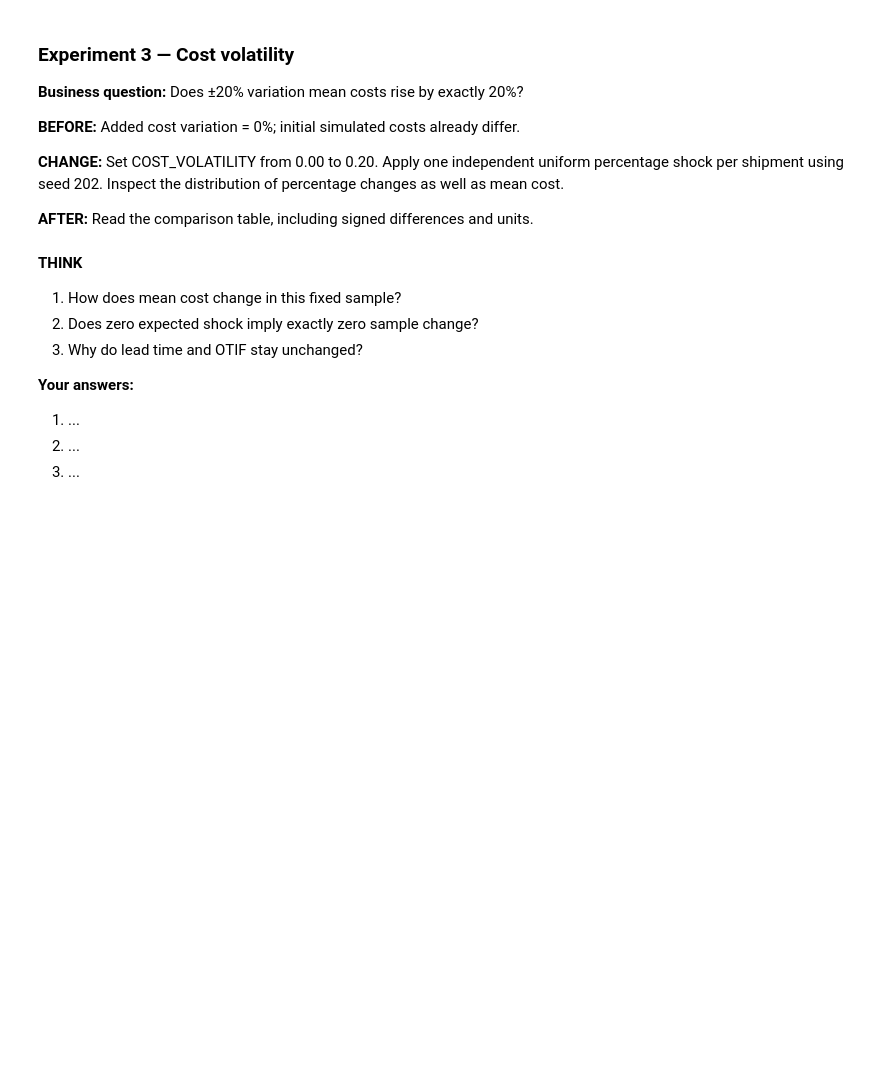
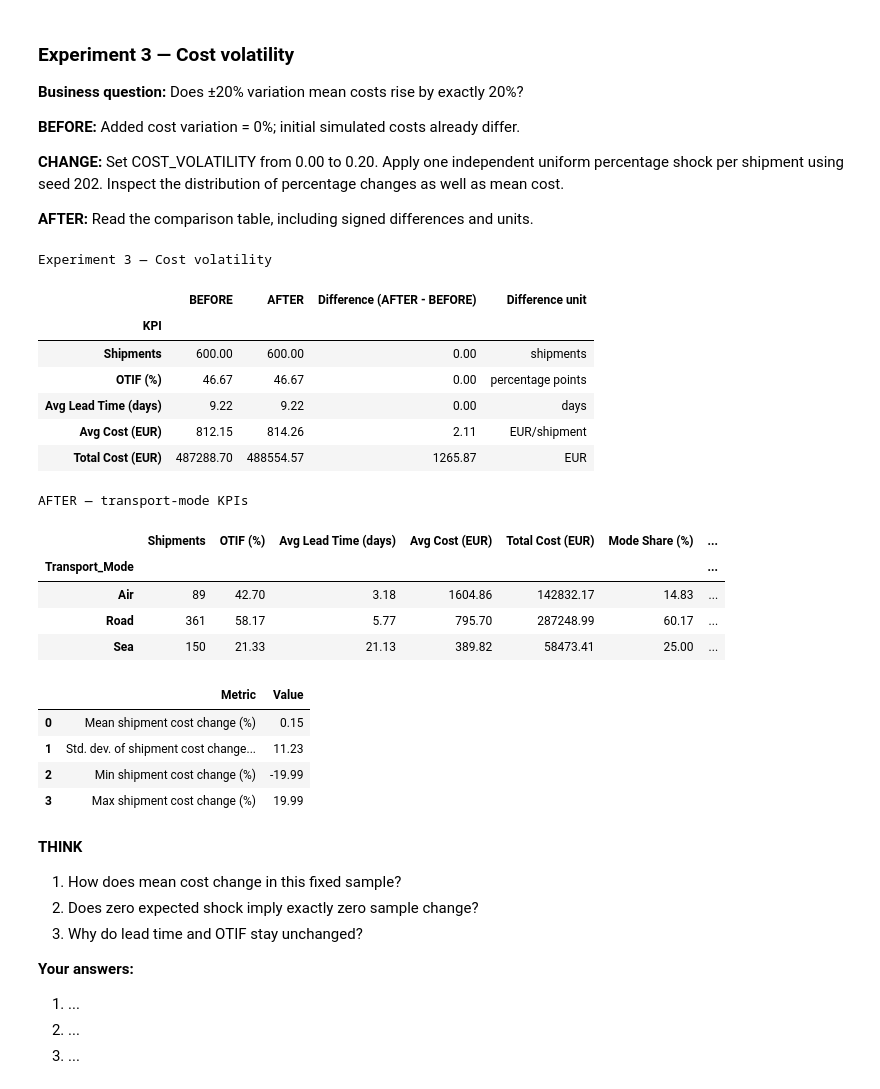
Before and after one commit to saikisri97/17_Hof_Lecture_Code_Pingo, a Jupyter notebook: SCA_2026/code/Descriptive_Analytics_Student.ipynb, the cells around one changed output. Drawn from its saved outputs; the diff is of its cells as text; code cells hidden in the pictures; blank space fills up the shorter version.

```diff
--- a/SCA_2026/code/Descriptive_Analytics_Student.ipynb
+++ b/SCA_2026/code/Descriptive_Analytics_Student.ipynb
@@ -227,10 +282,30 @@ compare(baseline, sla_after, "Experiment 2 — Road SLA")  # <-- OBSERVE OUTPUT
 
 **AFTER:** Read the comparison table, including signed differences and units.
 # %%
-COST_VOLATILITY = 0.00  # <-- CHANGE HERE: 0.00 -> 0.20
+COST_VOLATILITY = 0.20  # <-- CHANGE HERE: 0.00 -> 0.20
 cost_after = vary_cost(baseline, COST_VOLATILITY, seed=202)
 compare(baseline, cost_after, "Experiment 3 — Cost volatility")  # <-- OBSERVE OUTPUT
 show_cost_shocks(baseline, cost_after)
+# %% [output]
+Experiment 3 — Cost volatility
+|  | BEFORE | AFTER | Difference (AFTER - BEFORE) | Difference unit |
+| KPI |  |  |  |  |
+| Shipments | 600.00 | 600.00 | 0.00 | shipments |
+| OTIF (%) | 46.67 | 46.67 | 0.00 | percentage points |
+| Avg Lead Time (days) | 9.22 | 9.22 | 0.00 | days |
+| Avg Cost (EUR) | 812.15 | 814.26 | 2.11 | EUR/shipment |
+| Total Cost (EUR) | 487288.70 | 488554.57 | 1265.87 | EUR |
+AFTER — transport-mode KPIs
+|  | Shipments | OTIF (%) | Avg Lead Time (days) | Avg Cost (EUR) | Total Cost (EUR) | Mode Share (%) | ... |
+| Transport_Mode |  |  |  |  |  |  | ... |
+| Air | 89 | 42.70 | 3.18 | 1604.86 | 142832.17 | 14.83 | ... |
+| Road | 361 | 58.17 | 5.77 | 795.70 | 287248.99 | 60.17 | ... |
+| Sea | 150 | 21.33 | 21.13 | 389.82 | 58473.41 | 25.00 | ... |
+|  | Metric | Value |
+| 0 | Mean shipment cost change (%) | 0.15 |
+| 1 | Std. dev. of shipment cost change... | 11.23 |
+| 2 | Min shipment cost change (%) | -19.99 |
+| 3 | Max shipment cost change (%) | 19.99 |
 # %% [markdown]
 **THINK**
 
```
Also changed, not shown: parts of 7 cells of this notebook, 2 other files.
